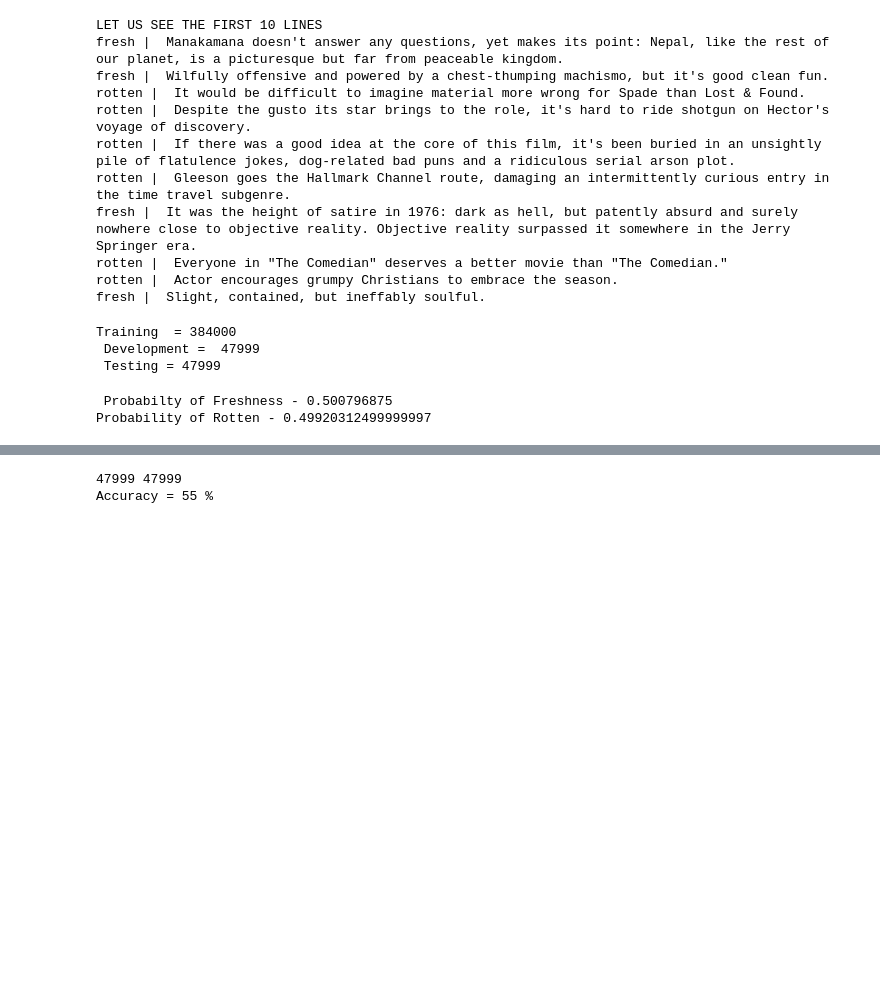
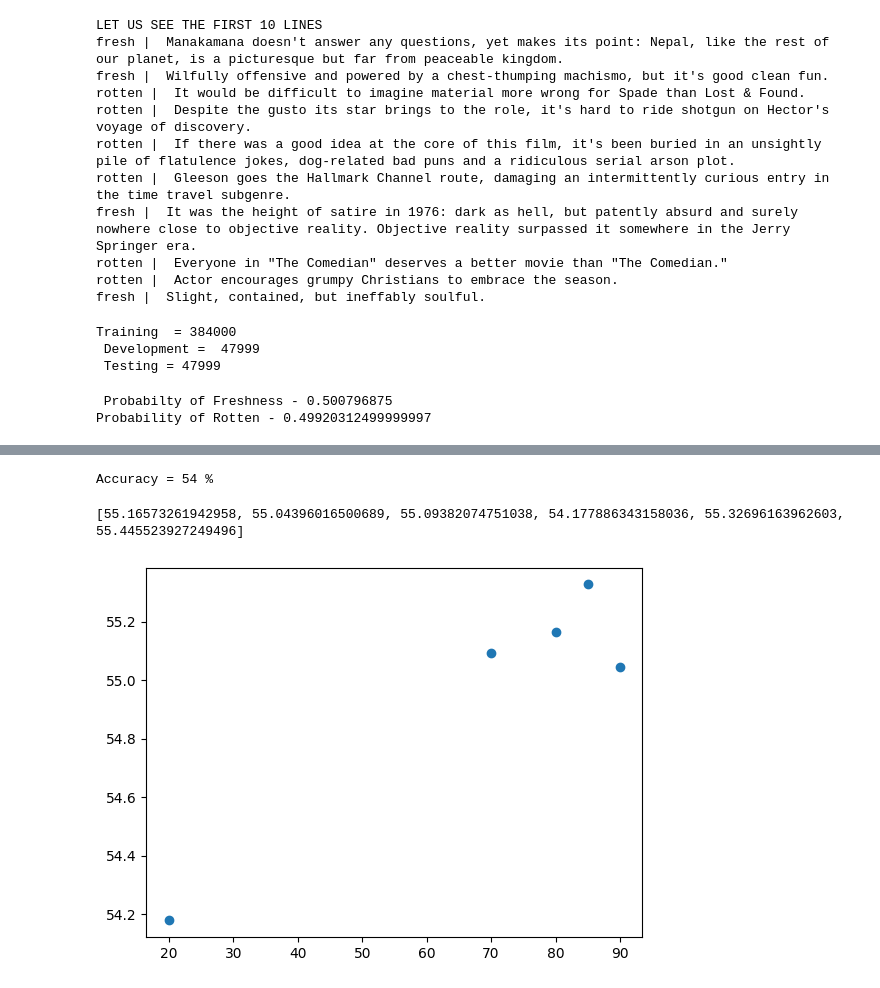
Before and after one commit to Jay9711/assignement2, a Jupyter notebook: Assignment_2.ipynb, the cells around one changed output, grey strips where cells are left out. Saved outputs shown, nothing was run; the diff lists cells and outputs as text; code cells hidden in the pictures; blank space fills up the shorter version.

```diff
--- a/Assignment_2.ipynb
+++ b/Assignment_2.ipynb
@@ -5,6 +5,7 @@ from google.colab import drive
 import pandas as pd
 import csv
 # %%
+accuracy = []
 with open('./rt_reviews.csv', mode = 'r',encoding='latin-1') as file:
   csvfile = csv.reader(file)
   loopon = False
@@ -169,7 +159,20 @@ correct = 0
 for i in range(len(pred)):
   if pred[i]== freshness_development[i]:
     correct+=1
+
 print(f'Accuracy = {round(correct/len(pred)*100)} %')
+accuracy.append(correct/len(pred))
 # %% [output]
-47999 47999
-Accuracy = 55 %
+Accuracy = 54 %
+# %%
+
+accuracy[-1]=accuracy[-1]*100
+# %% [output]
+[55.16573261942958, 55.04396016500689, 55.09382074751038, 54.177886343158036, 55.32696163962603, 55.445523927249496]
+# %%
+import matplotlib.pyplot as plt
+train_per = [80,90,70,20,85]
+plt.scatter(train_per,accuracy)
+plt.show()
+# %% [output]
+[figure, added]
```
Also changed, not shown: parts of 17 cells of this notebook.
